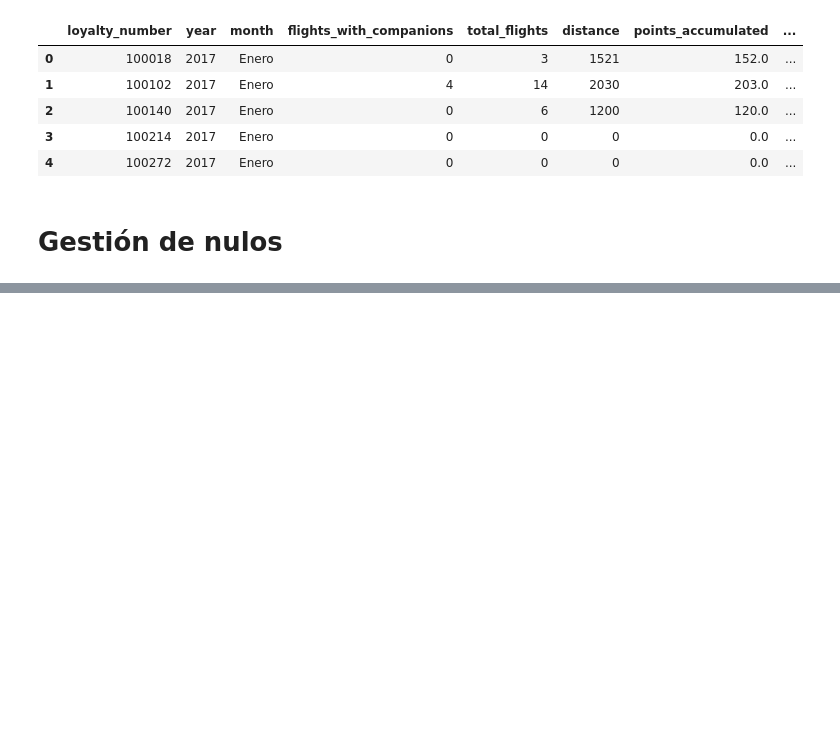
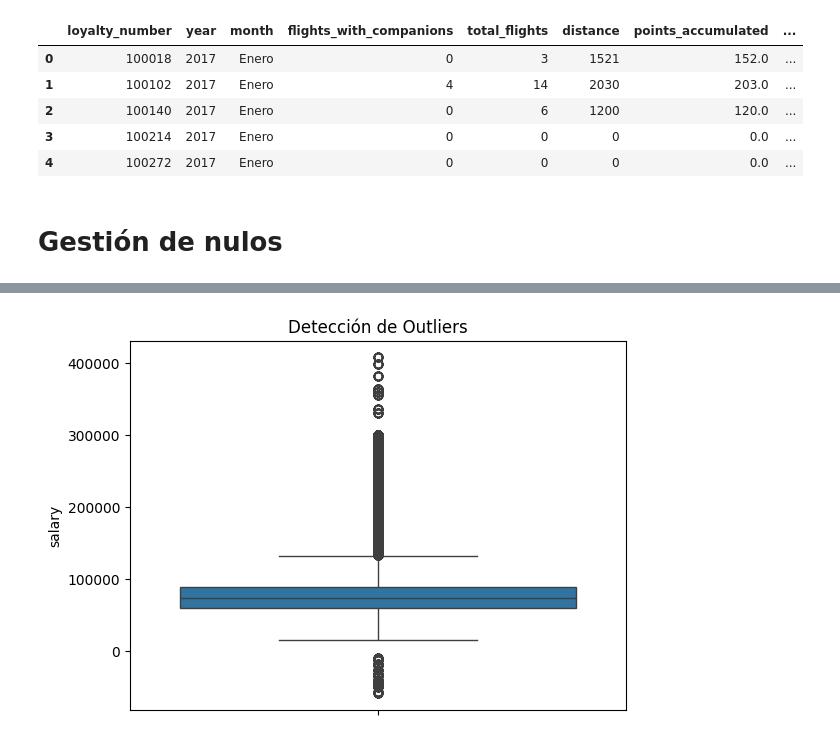
Before and after one commit to Adalab/bda-modulo-3-evaluacion-final-anitaromero25-bot, a Jupyter notebook: evaluacion_mod3_ana_romero_valderrama.ipynb, the cells around one changed output, grey strips where cells are left out. Cells and saved outputs as stored; diff of their text form; code cells hidden in the pictures; blank space fills up the shorter version.

Commit message:
comprobacion existencia de valores negativos en columna salario

```diff
--- a/evaluacion_mod3_ana_romero_valderrama.ipynb
+++ b/evaluacion_mod3_ana_romero_valderrama.ipynb
@@ -439,0 +508,8 @@ Name: salary, dtype: float64
+# %%
+# COMPROBACIÓN DE VALORES ATÍPICOS MEDIANTE VISUALIZACION
+
+sns.boxplot(y='salary', data=df_merge)
+plt.title('Detección de Outliers')
+plt.show()
+# %% [output]
+[figure, added]
```
Also changed, not shown: parts of 8 cells of this notebook.
